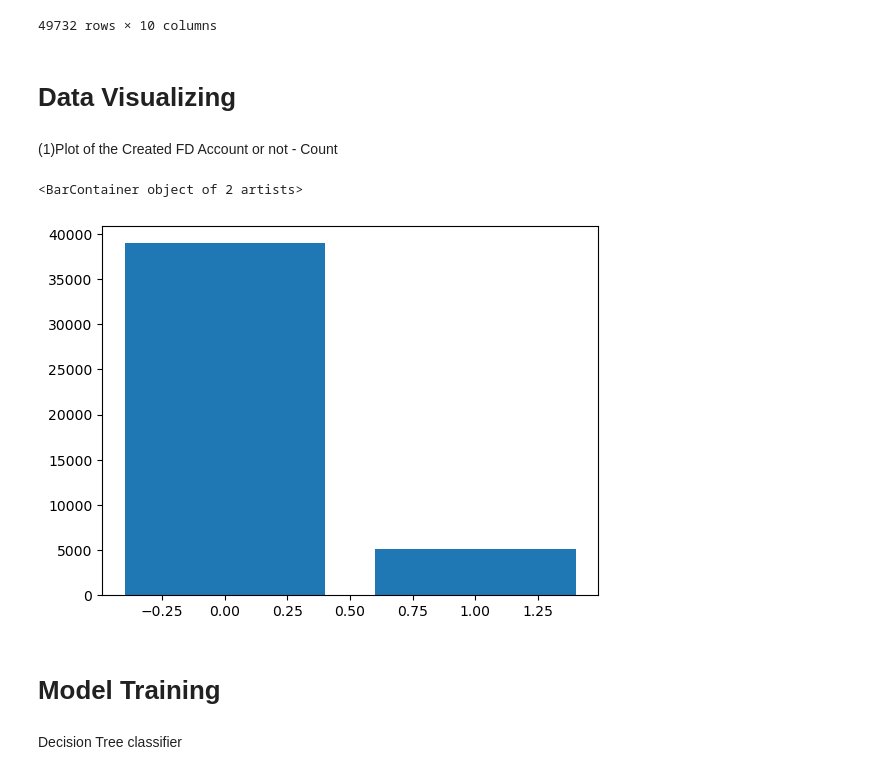
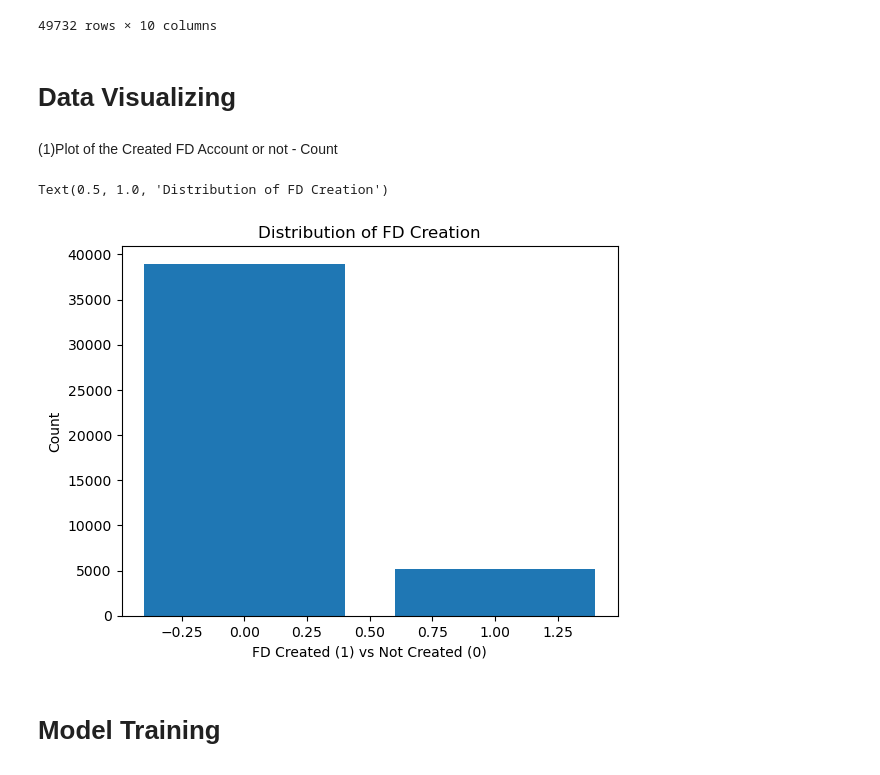
Before and after one commit to PehesaraniWKA/FDMminiProject, a Jupyter notebook: bankingData.ipynb, the cells around one changed output. Drawn from its saved outputs; the diff is of its cells as text; code cells hidden in the pictures.

Commit message:
Labeled bar chart

```diff
--- a/bankingData.ipynb
+++ b/bankingData.ipynb
@@ -138,21 +138,26 @@ df
 # %%
 #drop NAN values
 df = df.dropna()
-# %% [markdown]
-# Data Visualizing
-# %% [markdown]
-(1)Plot of the Created FD Account or not - Count
-# %%
-import matplotlib.pyplot as plt
-
-# Count the occurrences of 1s and 0s in the 'FDcreated' column
-fd_counts = df['FDcreated'].value_counts()
-
-# Create a bar plot
-plt.bar(fd_counts.index, fd_counts.values)
-# %% [output]
-<BarContainer object of 2 artists>
-[figure, removed]
+# %% [markdown]
+# Data Visualizing
+# %% [markdown]
+(1)Plot of the Created FD Account or not - Count
+# %%
+import matplotlib.pyplot as plt
+
+# Count the occurrences of 1s and 0s in the 'FDcreated' column
+fd_counts = df['FDcreated'].value_counts()
+
+# Create a bar plot
+plt.bar(fd_counts.index, fd_counts.values)
+
+# Add labels and title
+plt.xlabel('FD Created (1) vs Not Created (0)')
+plt.ylabel('Count')
+plt.title('Distribution of FD Creation')
+# %% [output]
+Text(0.5, 1.0, 'Distribution of FD Creation')
+[figure, added]
 # %% [markdown]
 # Model Training
 # %%
@@ -164,5 +169,3 @@ df.to_csv('df.csv', index=False)
 # %%
 # Split the data into training and test sets
 X_train, X_test, y_train, y_test = train_test_split(X, y, test_size=0.25)
-# %% [markdown]
-Decision Tree classifier
```
Also changed, not shown: parts of 13 cells of this notebook, 4 other files.
